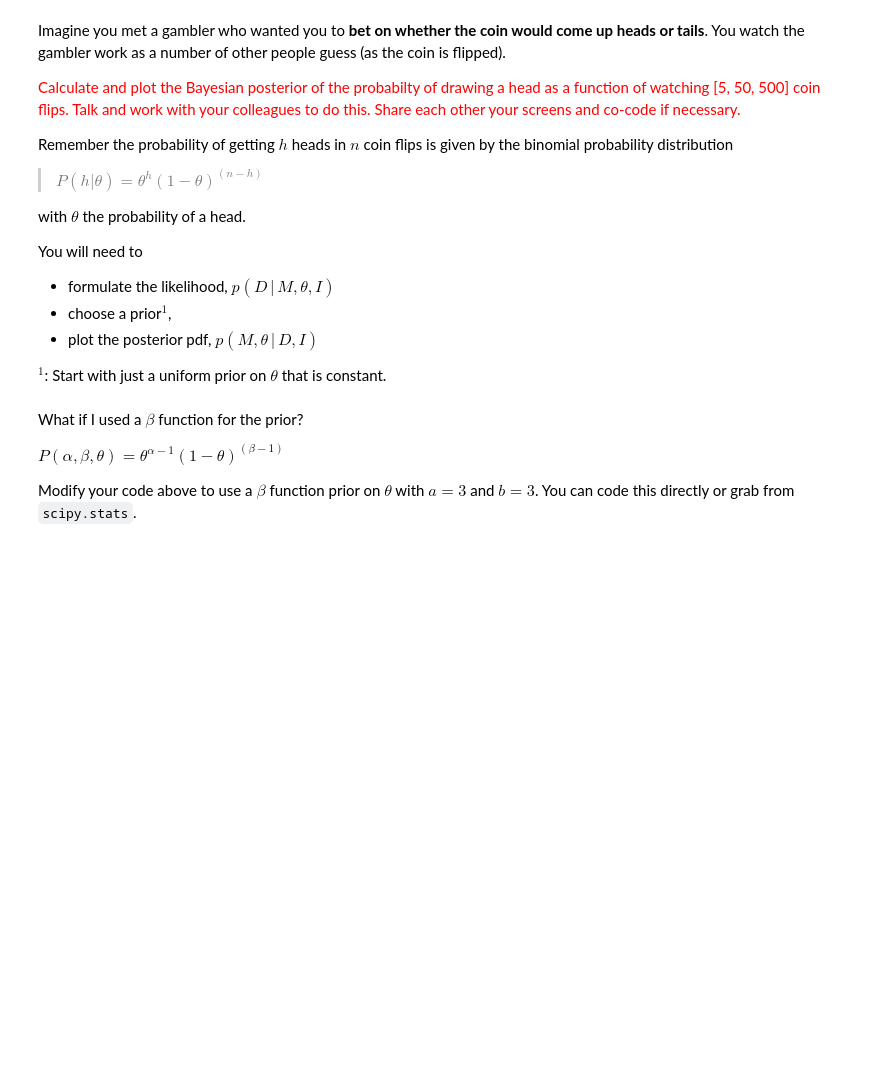
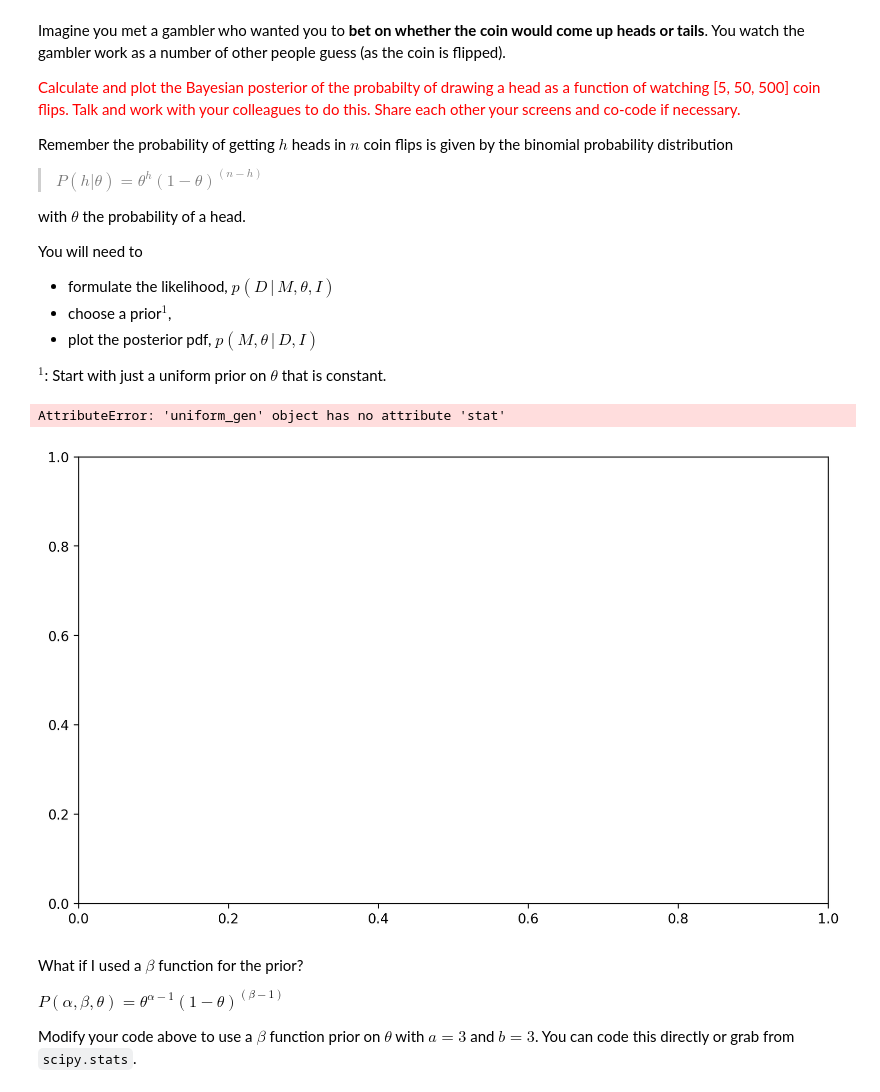
Before and after one commit to VanderbiltAstronomy/astr_8070_s24, a Jupyter notebook: coursework/student_folders/Ryan_Nowicki/Lecture_8_RyanNowicki.ipynb, the cells around one changed output. Saved outputs shown, nothing was run; the diff lists cells and outputs as text; code cells hidden in the pictures; blank space fills up the shorter version.

```diff
--- a/coursework/student_folders/Ryan_Nowicki/Lecture_8_RyanNowicki.ipynb
+++ b/coursework/student_folders/Ryan_Nowicki/Lecture_8_RyanNowicki.ipynb
@@ -343,36 +351,40 @@ data = np.array([1, 1, 1, 0, 0, 1, 1, 1, 0, 1, 1, 1, 1, 1, 1, 1, 1, 0, 1, 0, 1,
        0, 1, 1, 1, 1, 0, 1, 1, 1, 1, 1, 1, 1, 1, 0, 0, 1])
 # %%
 # Modify and execute this cell.
+import scipy
 
 def p_nheads(n, h, theta):
     # code the binomial distribution here
-    return ___
+    return scipy.stats.binom(n,theta) #thoughts?????
 
 # likelihood
 def L(data, ntrials, theta):
     nheads = data[:ntrials].sum()
     return p_nheads(ntrials, nheads, theta)
 
 # prior (ignore loc and scale until the beta prior)
 def prior(theta, loc=3.0, scale=3.0):
     # put a prior distribution here
-    return ___
+    return scipy.stats.uniform.stat(0,1) #help????????
 
 fig, ax = plt.subplots(figsize=(10,6))
 
 probs = []
 # define the number of trials
 n_trials = [5, 50, 500]
 theta = np.linspace(0, 1, 100)
 for nt in n_trials:
     prob = L(data, nt, theta) * prior(theta)
     # posterior plot
     ax.plot(theta, prob,
             label=r'ntrial = '+str(nt))
     # likelihood plot
     ax.plot(theta, L(data, nt, theta))
 
 plt.legend()
+# %% [output]
+AttributeError: 'uniform_gen' object has no attribute 'stat'
+[figure, added]
 # %% [markdown]
 What if I used a $\beta$ function for the prior?
 
```
Also changed, not shown: parts of 4 cells of this notebook.
